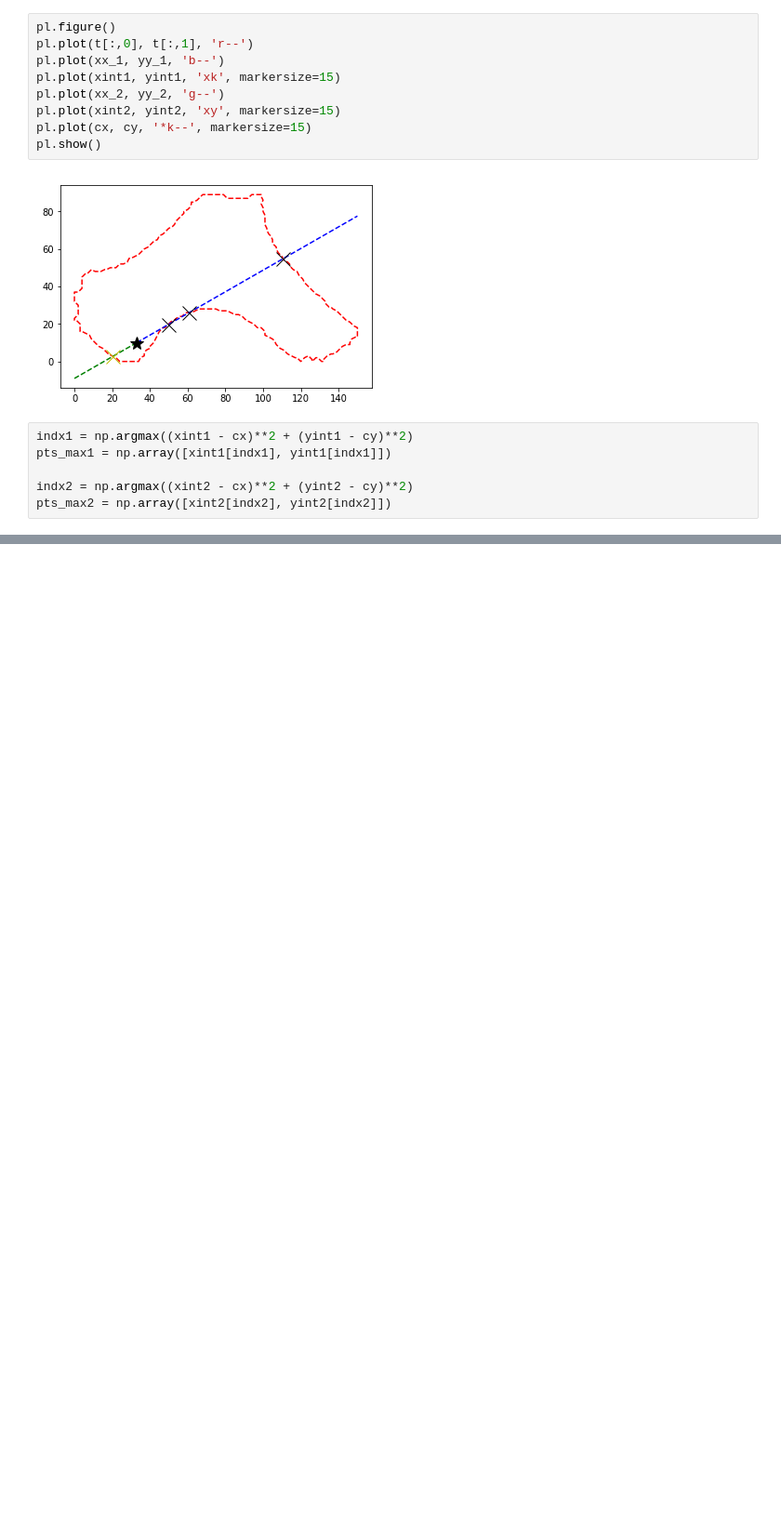
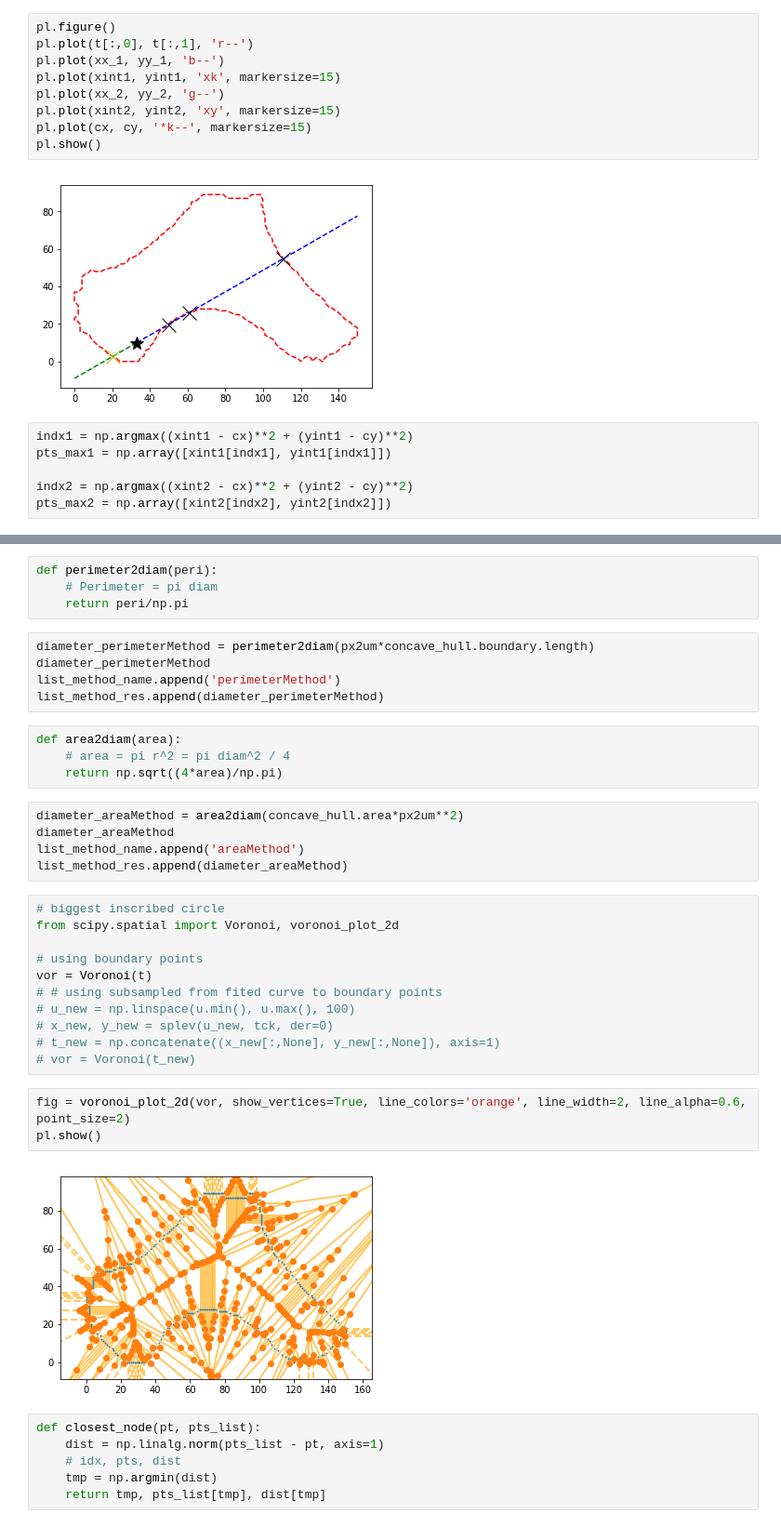
Before and after one commit to mpaquette/notebooks, a Jupyter notebook: circle-approx-histo-diff.ipynb, the cells around one changed output, grey strips where cells are left out. Shown at 93% size. Cells and saved outputs as stored; diff of their text form; blank space fills up the shorter version.

```diff
--- a/circle-approx-histo-diff.ipynb
+++ b/circle-approx-histo-diff.ipynb
@@ -319,0 +413,40 @@ pts_max2 = np.array([xint2[indx2], yint2[indx2]])
+# %%
+def perimeter2diam(peri):
+    # Perimeter = pi diam
+    return peri/np.pi
+# %%
+diameter_perimeterMethod = perimeter2diam(px2um*concave_hull.boundary.length)
+diameter_perimeterMethod
+list_method_name.append('perimeterMethod')
+list_method_res.append(diameter_perimeterMethod)
+# %%
+def area2diam(area):
+    # area = pi r^2 = pi diam^2 / 4
+    return np.sqrt((4*area)/np.pi)
+# %%
+diameter_areaMethod = area2diam(concave_hull.area*px2um**2)
+diameter_areaMethod
+list_method_name.append('areaMethod')
+list_method_res.append(diameter_areaMethod)
+# %%
+# biggest inscribed circle
+from scipy.spatial import Voronoi, voronoi_plot_2d
+
+# using boundary points
+vor = Voronoi(t)
+# # using subsampled from fited curve to boundary points
+# u_new = np.linspace(u.min(), u.max(), 100)
+# x_new, y_new = splev(u_new, tck, der=0)
+# t_new = np.concatenate((x_new[:,None], y_new[:,None]), axis=1)
+# vor = Voronoi(t_new)
+# %%
+fig = voronoi_plot_2d(vor, show_vertices=True, line_colors='orange', line_width=2, line_alpha=0.6, point_size=2)
+pl.show()
+# %% [output]
+[figure, added]
+# %%
+def closest_node(pt, pts_list):
+    dist = np.linalg.norm(pts_list - pt, axis=1)
+    # idx, pts, dist
+    tmp = np.argmin(dist)
+    return tmp, pts_list[tmp], dist[tmp]
```
Also changed, not shown: parts of 39 cells of this notebook, 1 other file.
